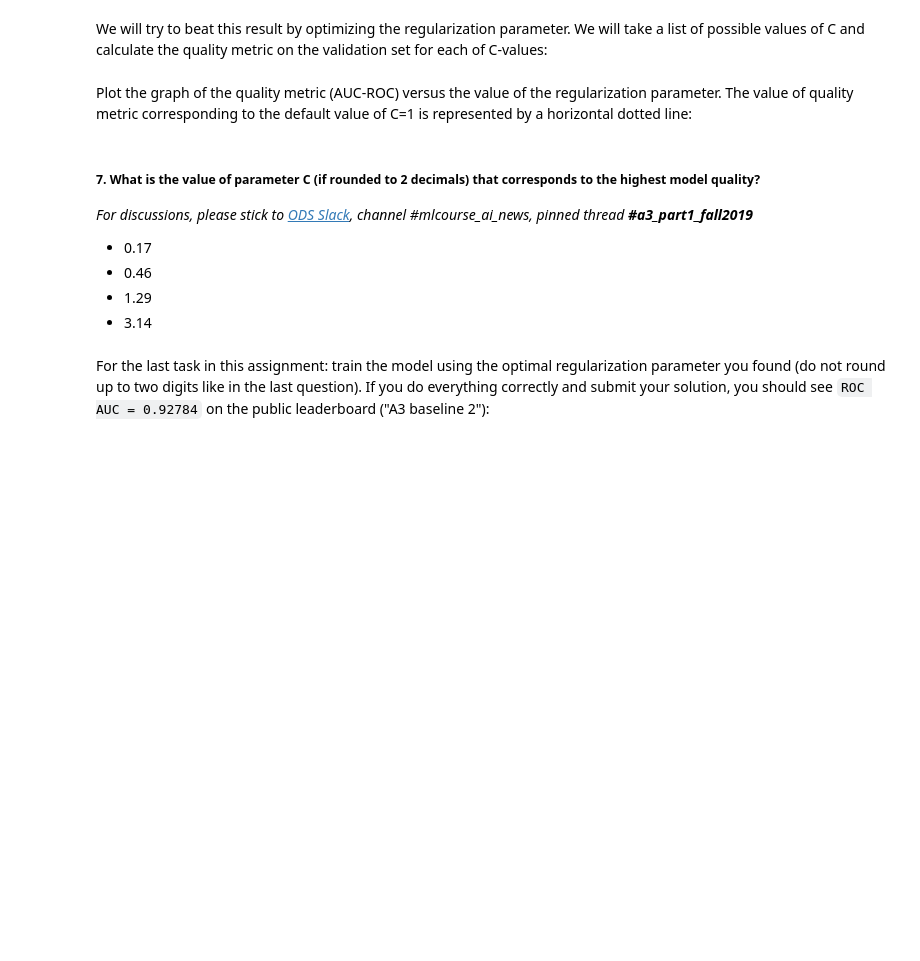
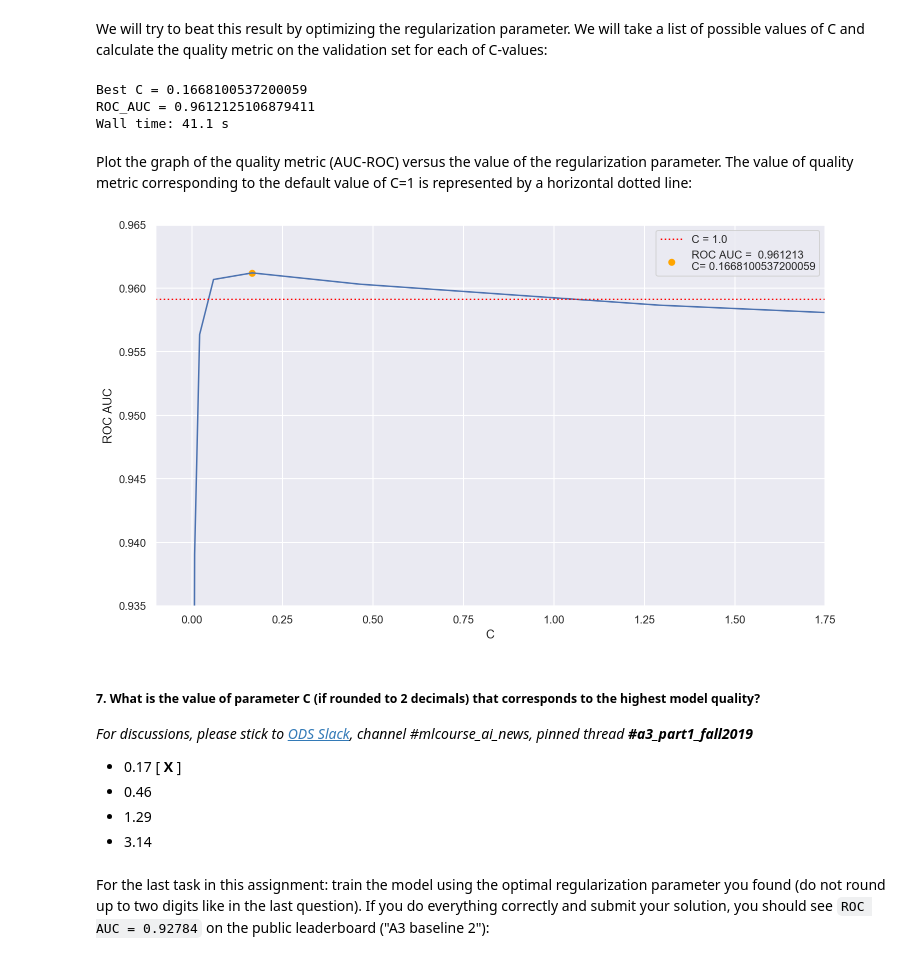
Before and after one commit to koolvn/mlcourse.ai, a Jupyter notebook: jupyter_english/assignments_fall2019/assignment3_part1_alice_logistic_regression.ipynb, the cells around one changed output. Cells and saved outputs as stored; diff of their text form; code cells hidden in the pictures; blank space fills up the shorter version.

```diff
--- a/jupyter_english/assignments_fall2019/assignment3_part1_alice_logistic_regression.ipynb
+++ b/jupyter_english/assignments_fall2019/assignment3_part1_alice_logistic_regression.ipynb
@@ -561,0 +547,4 @@ Will you scale the new features? Make your assumptions and test them in practice
+# %%
+# You code here
+full_new_hour = pd.DataFrame(index=full_df.index)
+full_new_hour['start_hour'] = full_df['time1'].apply(lambda ts: ts.hour)
@@ -569,6 +594,9 @@ For example, in week 3, you learned that, in decision trees, the depth of the tr
 In the logistic regression that we use, the weights of each feature are changing, and we find their optimal values during training; meanwhile, the regularization parameter remains constant. This is the hyperparameter that we are going to optimize now.
 
 Calculate the quality on a validation set with a regularization parameter, which is equal to 1 by default:
+# %%
+full_new_feat['start_hour'] = full_df['time1'].apply(lambda ts: ts.hour)
+full_new_feat['morning'] = ((full_new_hour['start_hour'] >= 0) & (full_new_hour['start_hour'] <= 11)).astype(int)
 # %%
 # Compose the training set
 tmp_scaled = StandardScaler().fit_transform(full_new_feat[['start_month',
@@ -583,9 +613,21 @@ print(score_C_1)
 # %% [markdown]
 We will try to beat this result by optimizing the regularization parameter. We will take a list of possible values of C and calculate the quality metric on the validation set for each of C-values:
 # %%
+%%time
 # List of possible C-values
 Cs = np.logspace(-3, 1, 10)
 
 # You code here
+best_C = {}
+for C in Cs:
+#     print(C)
+    score = get_auc_lr_valid(X_train, y_train, C=C)
+#     print(score ,'\n')
+    best_C.update({score: C})
+print(f'Best C = {best_C[max(best_C.keys())]}\nROC_AUC = {max(best_C.keys())}')
+# %% [output]
+Best C = 0.1668100537200059
+ROC_AUC = 0.9612125106879411
+Wall time: 41.1 s
 # %% [markdown]
 Plot the graph of the quality metric (AUC-ROC) versus the value of the regularization parameter. The value of quality metric corresponding to the default value of C=1 is represented by a horizontal dotted line:
@@ -594,9 +634,32 @@ Plot the graph of the quality metric (AUC-ROC) versus the value of the regulariz
+# %%
+default_score = get_auc_lr_valid(X_train, y_train)
+# %%
+# You code here
+plt.figure(figsize=(12,7))
+plt.plot(list(best_C.values()), list(best_C.keys()))
+plt.axhline(default_score, ls='dotted', c='red', label='C = 1.0')
+plt.ylabel('ROC AUC')
+plt.xlabel('C')
+plt.xlim((-0.1,1.75))
+plt.ylim((0.935, 0.965))
+plt.scatter(best_C[max(best_C.keys())], max(best_C.keys()), c='orange', alpha=1, label=f'ROC AUC = {max(best_C.keys()): .6}\nC= {best_C[max(best_C.keys())]}')
+
+# plt.annotate(f'{max(best_C.keys()): .5}',
+#              xy=(best_C[max(best_C.keys())],
+#                  max(best_C.keys())),
+#              xytext=(best_C[max(best_C.keys())],
+#                      max(best_C.keys())+0.0009))
+
+plt.legend()
+plt.show()
+# %% [output]
+[figure, added]
 # %% [markdown]
 ##### 7. What is the value of parameter C (if rounded to 2 decimals) that corresponds to the highest model quality?
 
 *For discussions, please stick to [ODS Slack](https://opendatascience.slack.com/), channel #mlcourse_ai_news, pinned thread __#a3_part1_fall2019__*
 
-- 0.17
+- 0.17 [ **X** ]
 - 0.46
 - 1.29
 - 3.14
```
Also changed, not shown: parts of 23 cells of this notebook.
